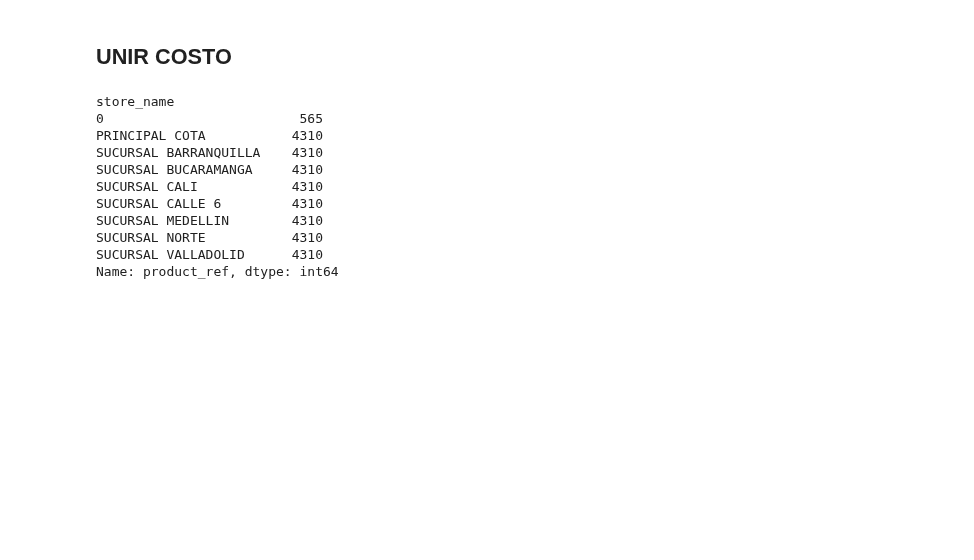
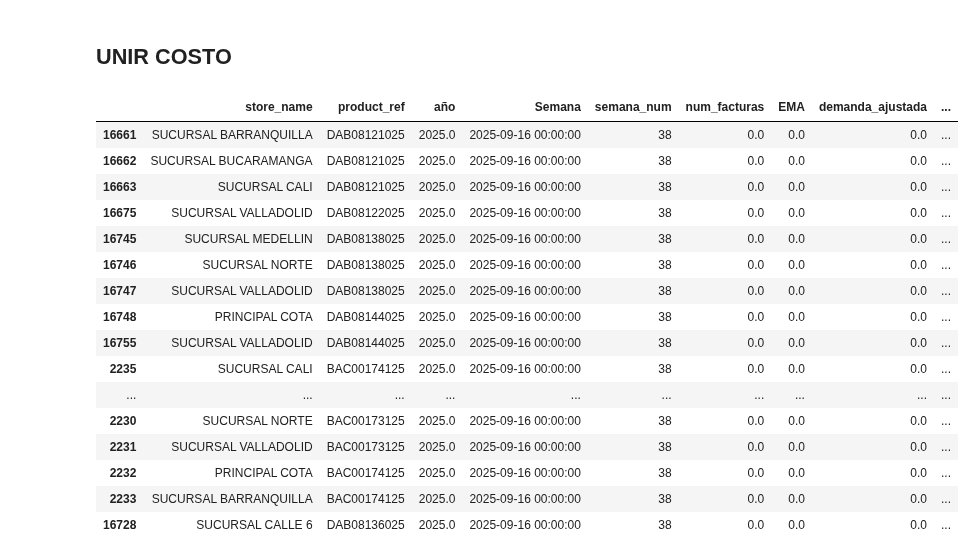
Before and after one commit to FiltrosDonsson/Proyectos-Data-analyst, a Jupyter notebook: MODELO ABASTECIMIENTO/ema.ipynb, the cells around one changed output. Drawn from its saved outputs; the diff is of its cells as text; code cells hidden in the pictures; blank space fills up the shorter version.

```diff
--- a/MODELO ABASTECIMIENTO/ema.ipynb
+++ b/MODELO ABASTECIMIENTO/ema.ipynb
@@ -475,29 +491,35 @@ df_with_demand2.query("product_ref == 'BAE05001125'").sort_values(by=["EMA"]).ta
 # %%
 df_merge_def = pd.merge(
     demand_2025_38,
     df_p_unique,
     on="product_ref",
     how="outer" #para incluir todos , estaba antes left
 ).fillna(0)
 
-df_merge_def.to_csv("/home/donsson/proyectos/MODELO ABASTECIMIENTO/csvsalidas/ema_mio202538.csv")
+#df_merge_def.to_csv("/home/donsson/proyectos/MODELO ABASTECIMIENTO/csvsalidas/ema_mio202538.csv")
 
 #merge_def = df_merge_def[df_merge_def["producto_costo_unitario"] !=0].copy() #Eliminar productos sin costos unitarios
 
 merge_def =  df_merge_def.copy()
-merge_def.groupby("store_name")["product_ref"].nunique()
+df_merge_def.sort_values(by=["EMA"],ascending=False).tail(30)
 # %% [output]
-store_name
-0                         565
-PRINCIPAL COTA           4310
-SUCURSAL BARRANQUILLA    4310
-SUCURSAL BUCARAMANGA     4310
-SUCURSAL CALI            4310
-SUCURSAL CALLE 6         4310
-SUCURSAL MEDELLIN        4310
-SUCURSAL NORTE           4310
-SUCURSAL VALLADOLID      4310
-Name: product_ref, dtype: int64
+|  | store_name | product_ref | año | Semana | semana_num | num_facturas | EMA | demanda_ajustada | ... |
+| 16661 | SUCURSAL BARRANQUILLA | DAB08121025 | 2025.0 | 2025-09-16 00:00:00 | 38 | 0.0 | 0.0 | 0.0 | ... |
+| 16662 | SUCURSAL BUCARAMANGA | DAB08121025 | 2025.0 | 2025-09-16 00:00:00 | 38 | 0.0 | 0.0 | 0.0 | ... |
+| 16663 | SUCURSAL CALI | DAB08121025 | 2025.0 | 2025-09-16 00:00:00 | 38 | 0.0 | 0.0 | 0.0 | ... |
+| 16675 | SUCURSAL VALLADOLID | DAB08122025 | 2025.0 | 2025-09-16 00:00:00 | 38 | 0.0 | 0.0 | 0.0 | ... |
+| 16745 | SUCURSAL MEDELLIN | DAB08138025 | 2025.0 | 2025-09-16 00:00:00 | 38 | 0.0 | 0.0 | 0.0 | ... |
+| 16746 | SUCURSAL NORTE | DAB08138025 | 2025.0 | 2025-09-16 00:00:00 | 38 | 0.0 | 0.0 | 0.0 | ... |
+| 16747 | SUCURSAL VALLADOLID | DAB08138025 | 2025.0 | 2025-09-16 00:00:00 | 38 | 0.0 | 0.0 | 0.0 | ... |
+| 16748 | PRINCIPAL COTA | DAB08144025 | 2025.0 | 2025-09-16 00:00:00 | 38 | 0.0 | 0.0 | 0.0 | ... |
+| 16755 | SUCURSAL VALLADOLID | DAB08144025 | 2025.0 | 2025-09-16 00:00:00 | 38 | 0.0 | 0.0 | 0.0 | ... |
+| 2235 | SUCURSAL CALI | BAC00174125 | 2025.0 | 2025-09-16 00:00:00 | 38 | 0.0 | 0.0 | 0.0 | ... |
+| ... | ... | ... | ... | ... | ... | ... | ... | ... | ... |
+| 2230 | SUCURSAL NORTE | BAC00173125 | 2025.0 | 2025-09-16 00:00:00 | 38 | 0.0 | 0.0 | 0.0 | ... |
+| 2231 | SUCURSAL VALLADOLID | BAC00173125 | 2025.0 | 2025-09-16 00:00:00 | 38 | 0.0 | 0.0 | 0.0 | ... |
+| 2232 | PRINCIPAL COTA | BAC00174125 | 2025.0 | 2025-09-16 00:00:00 | 38 | 0.0 | 0.0 | 0.0 | ... |
+| 2233 | SUCURSAL BARRANQUILLA | BAC00174125 | 2025.0 | 2025-09-16 00:00:00 | 38 | 0.0 | 0.0 | 0.0 | ... |
+| 16728 | SUCURSAL CALLE 6 | DAB08136025 | 2025.0 | 2025-09-16 00:00:00 | 38 | 0.0 | 0.0 | 0.0 | ... |
 # %%
 merge_def[merge_def["store_name"]==0].sample(10)
 # %% [output]
```
Also changed, not shown: parts of 13 cells of this notebook, 13 other files.
